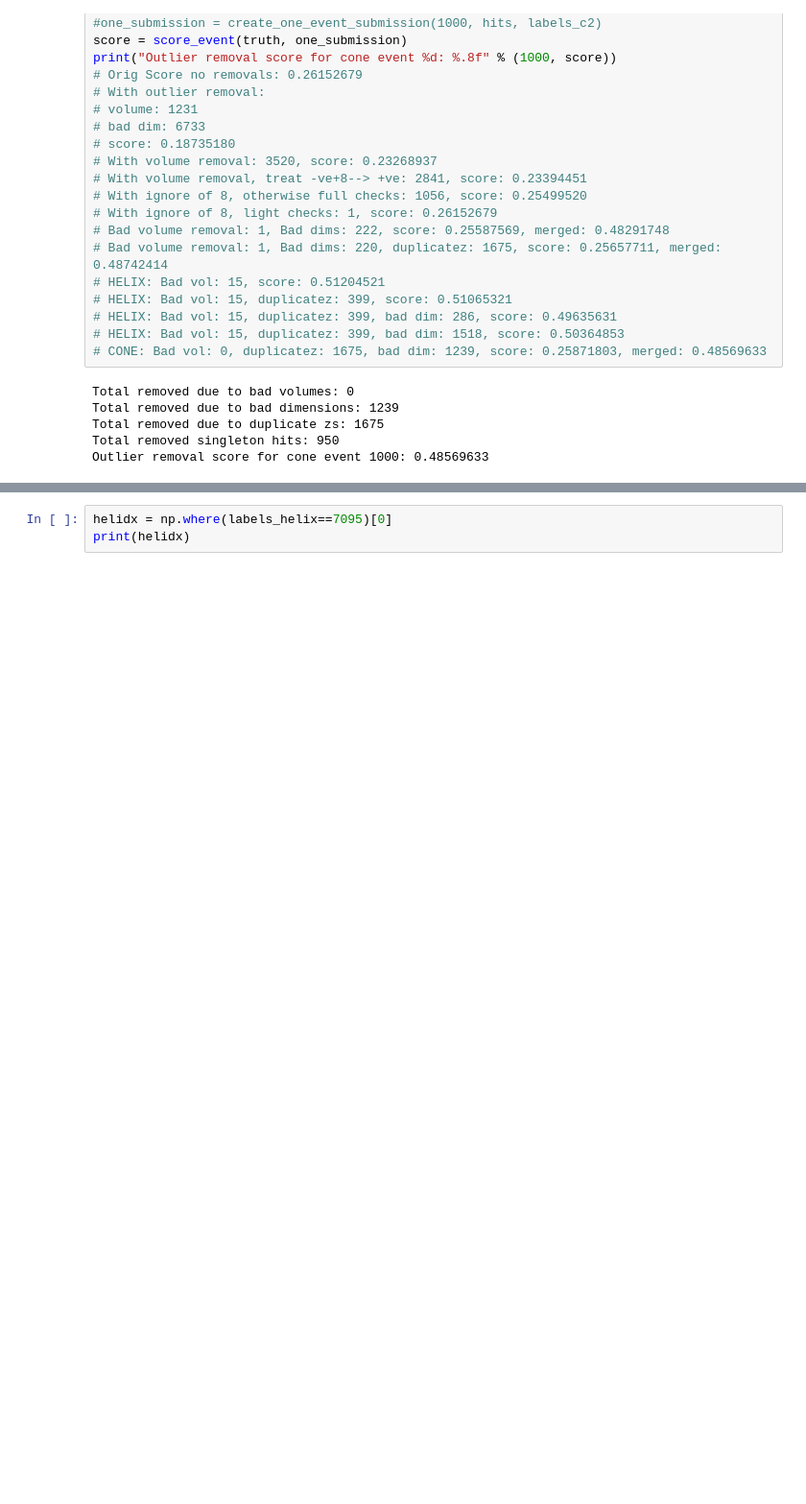
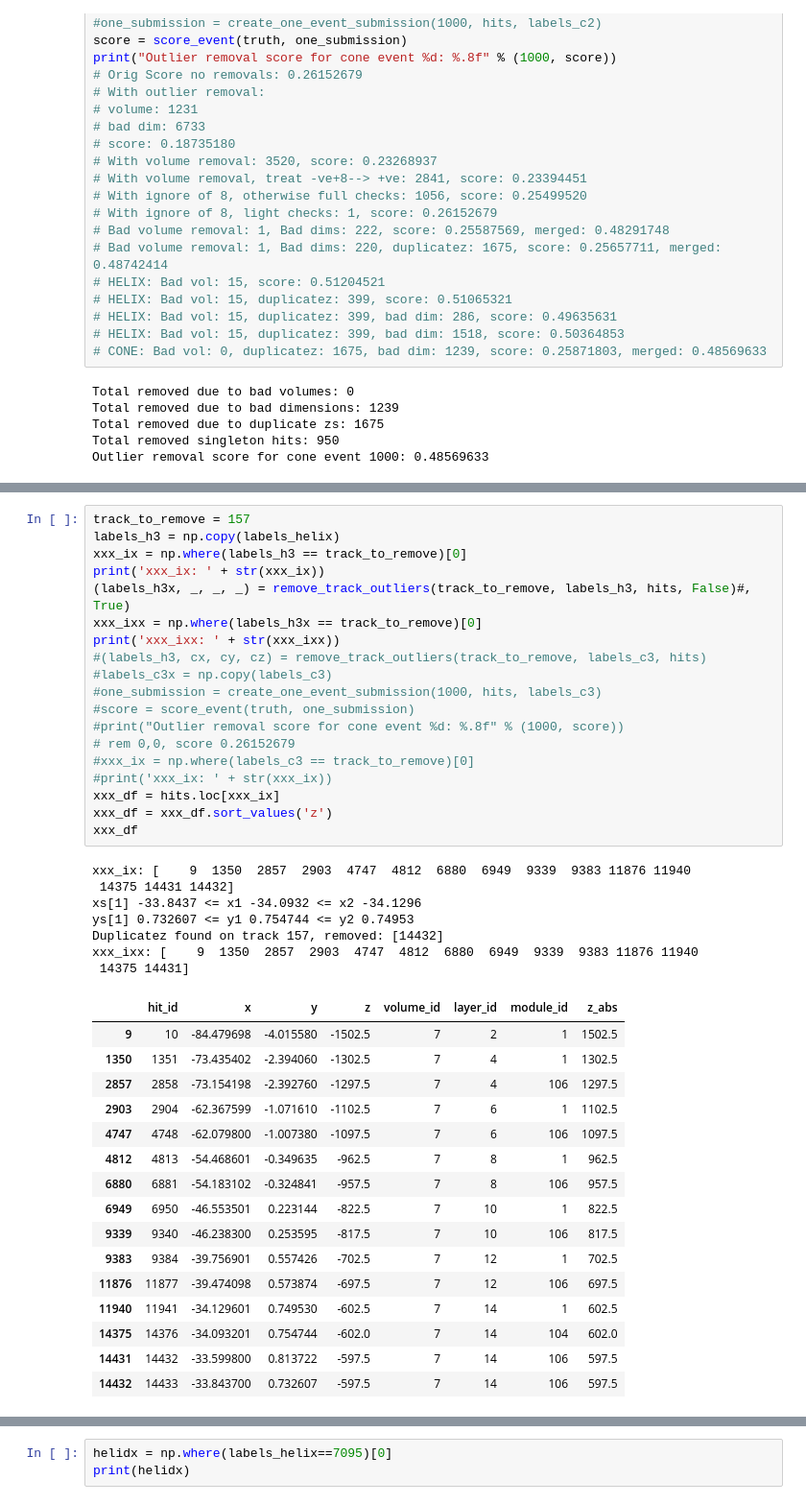
Before and after one commit to nicolefinnie/kaggle-trackml, a Jupyter notebook: src/notebooks/EDA/test_merge.ipynb, the cells around one changed output, grey strips where cells are left out. Shown at 96% size. Saved outputs shown, nothing was run; the diff lists cells and outputs as text; blank space fills up the shorter version.

```diff
--- a/src/notebooks/EDA/test_merge.ipynb
+++ b/src/notebooks/EDA/test_merge.ipynb
@@ -699,0 +769,43 @@ cone score for event 1000: 0.48750889
+# %%
+track_to_remove = 157
+labels_h3 = np.copy(labels_helix)
+xxx_ix = np.where(labels_h3 == track_to_remove)[0]
+print('xxx_ix: ' + str(xxx_ix))
+(labels_h3x, _, _, _) = remove_track_outliers(track_to_remove, labels_h3, hits, False)#, True)
+xxx_ixx = np.where(labels_h3x == track_to_remove)[0]
+print('xxx_ixx: ' + str(xxx_ixx))
+#(labels_h3, cx, cy, cz) = remove_track_outliers(track_to_remove, labels_c3, hits)
+#labels_c3x = np.copy(labels_c3)
+#one_submission = create_one_event_submission(1000, hits, labels_c3)
+#score = score_event(truth, one_submission)
+#print("Outlier removal score for cone event %d: %.8f" % (1000, score))
+# rem 0,0, score 0.26152679
+#xxx_ix = np.where(labels_c3 == track_to_remove)[0]
+#print('xxx_ix: ' + str(xxx_ix))
+xxx_df = hits.loc[xxx_ix]
+xxx_df = xxx_df.sort_values('z')
+xxx_df
+# %% [output]
+xxx_ix: [    9  1350  2857  2903  4747  4812  6880  6949  9339  9383 11876 11940
+ 14375 14431 14432]
+xs[1] -33.8437 <= x1 -34.0932 <= x2 -34.1296
+ys[1] 0.732607 <= y1 0.754744 <= y2 0.74953
+Duplicatez found on track 157, removed: [14432]
+xxx_ixx: [    9  1350  2857  2903  4747  4812  6880  6949  9339  9383 11876 11940
+ 14375 14431]
+|  | hit_id | x | y | z | volume_id | layer_id | module_id | z_abs |
+| 9 | 10 | -84.479698 | -4.015580 | -1502.5 | 7 | 2 | 1 | 1502.5 |
+| 1350 | 1351 | -73.435402 | -2.394060 | -1302.5 | 7 | 4 | 1 | 1302.5 |
+| 2857 | 2858 | -73.154198 | -2.392760 | -1297.5 | 7 | 4 | 106 | 1297.5 |
+| 2903 | 2904 | -62.367599 | -1.071610 | -1102.5 | 7 | 6 | 1 | 1102.5 |
+| 4747 | 4748 | -62.079800 | -1.007380 | -1097.5 | 7 | 6 | 106 | 1097.5 |
+| 4812 | 4813 | -54.468601 | -0.349635 | -962.5 | 7 | 8 | 1 | 962.5 |
+| 6880 | 6881 | -54.183102 | -0.324841 | -957.5 | 7 | 8 | 106 | 957.5 |
+| 6949 | 6950 | -46.553501 | 0.223144 | -822.5 | 7 | 10 | 1 | 822.5 |
+| 9339 | 9340 | -46.238300 | 0.253595 | -817.5 | 7 | 10 | 106 | 817.5 |
+| 9383 | 9384 | -39.756901 | 0.557426 | -702.5 | 7 | 12 | 1 | 702.5 |
+| 11876 | 11877 | -39.474098 | 0.573874 | -697.5 | 7 | 12 | 106 | 697.5 |
+| 11940 | 11941 | -34.129601 | 0.749530 | -602.5 | 7 | 14 | 1 | 602.5 |
+| 14375 | 14376 | -34.093201 | 0.754744 | -602.0 | 7 | 14 | 104 | 602.0 |
+| 14431 | 14432 | -33.599800 | 0.813722 | -597.5 | 7 | 14 | 106 | 597.5 |
+| 14432 | 14433 | -33.843700 | 0.732607 | -597.5 | 7 | 14 | 106 | 597.5 |
```
Also changed, not shown: parts of 26 cells of this notebook.
